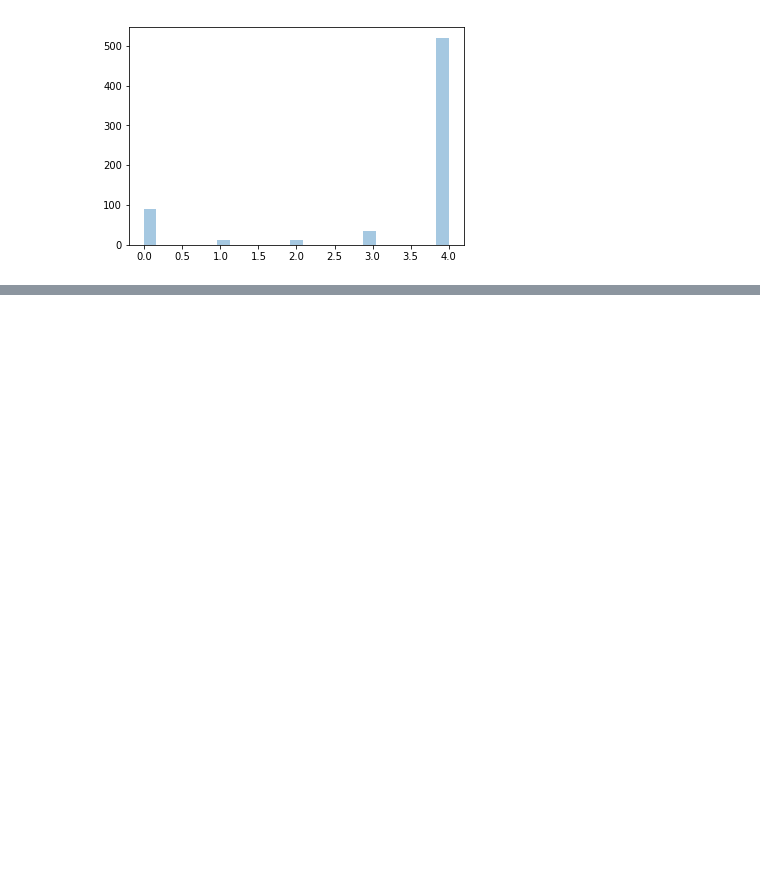
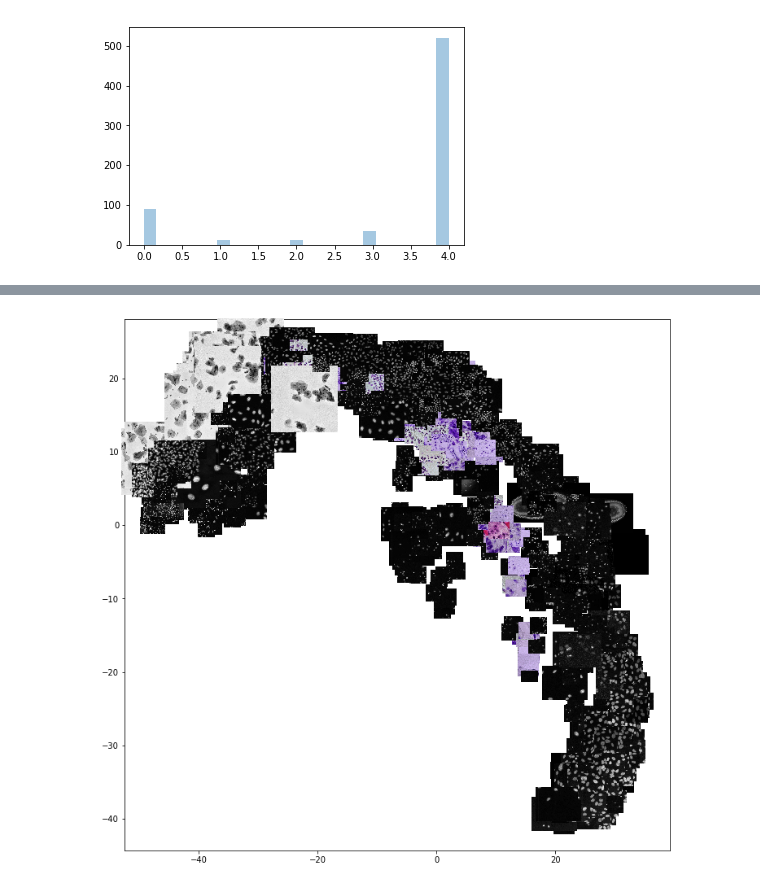
Before and after one commit to carpenterlab/2019_caicedo_dsb, a Jupyter notebook: 07-training-set.ipynb, the cells around one changed output, grey strips where cells are left out. Saved outputs shown, nothing was run; the diff lists cells and outputs as text; code cells hidden in the pictures; blank space fills up the shorter version.

```diff
--- a/07-training-set.ipynb
+++ b/07-training-set.ipynb
@@ -134,0 +133,2 @@ for i in range(len(unlabeled)):
+# %%
+Y = tsne.tsne(X=test_samples)
@@ -134,0 +151,19 @@ for i in range(len(unlabeled)):
+# %%
+import matplotlib.pyplot as plt
+from matplotlib.offsetbox import OffsetImage, AnnotationBbox
+
+def getImage(path,zoom=0.08):
+    im = skimage.io.imread(path)
+    im = skimage.exposure.equalize_adapthist(im)
+    return OffsetImage(im,zoom=zoom)
+# %%
+fig, ax = plt.subplots()
+fig.set_size_inches(12,12)
+ax.scatter(Y[:,0], Y[:,1])
+
+artists = []
+for x0, y0, imname in zip(Y[:,0], Y[:,1], names):
+    ab = AnnotationBbox(getImage(f"{training_dir}{imname}/images/{imname}.png"), (x0, y0), frameon=False)
+    artists.append(ax.add_artist(ab))
+# %% [output]
+[figure, added]
```
Also changed, not shown: parts of 7 cells of this notebook, 5 other files.
